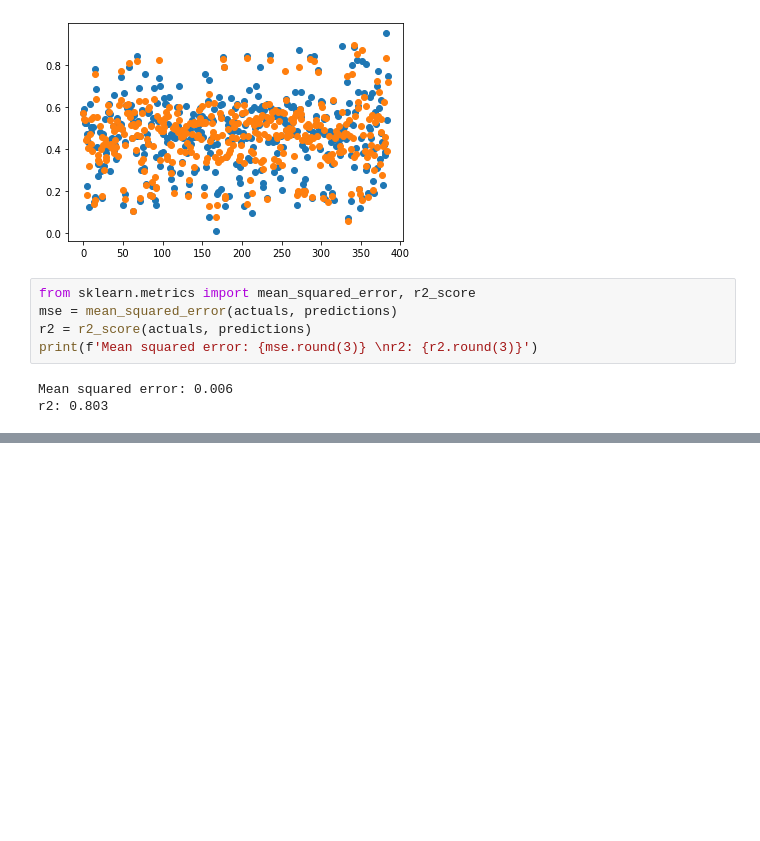
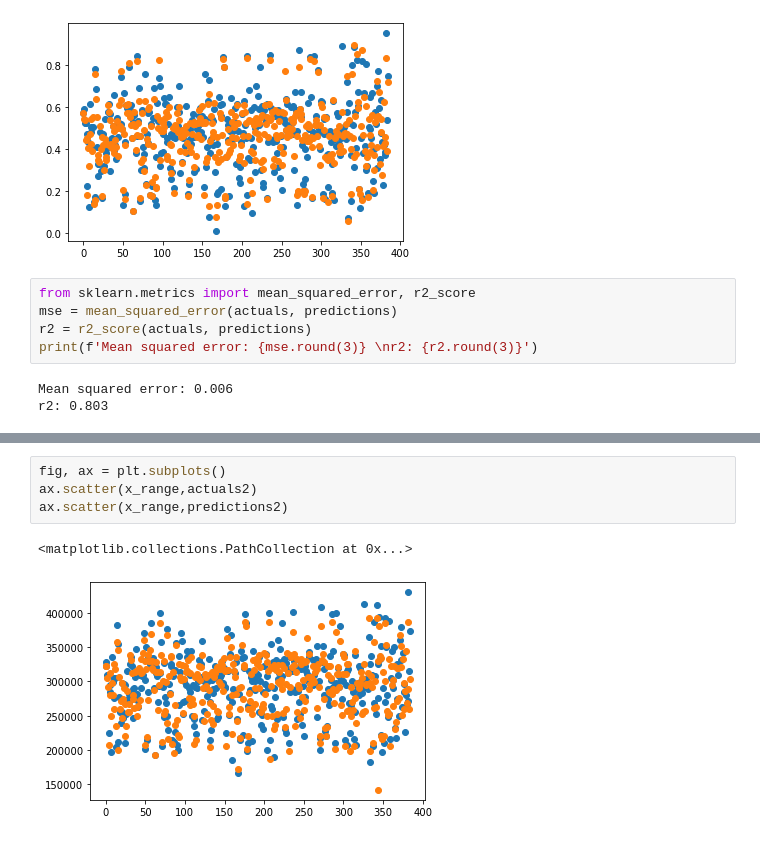
Before and after one commit to taftap8/apex_real_estate, a Jupyter notebook: Apex_RE.ipynb, the cells around one changed output, grey strips where cells are left out. Drawn from its saved outputs; the diff is of its cells as text; blank space fills up the shorter version.

```diff
--- a/Apex_RE.ipynb
+++ b/Apex_RE.ipynb
@@ -386,0 +474,7 @@ r2: 0.803
+# %%
+fig, ax = plt.subplots()
+ax.scatter(x_range,actuals2)
+ax.scatter(x_range,predictions2)
+# %% [output]
+<matplotlib.collections.PathCollection at 0x...>
+[figure, added]
```
Also changed, not shown: parts of 8 cells of this notebook.
